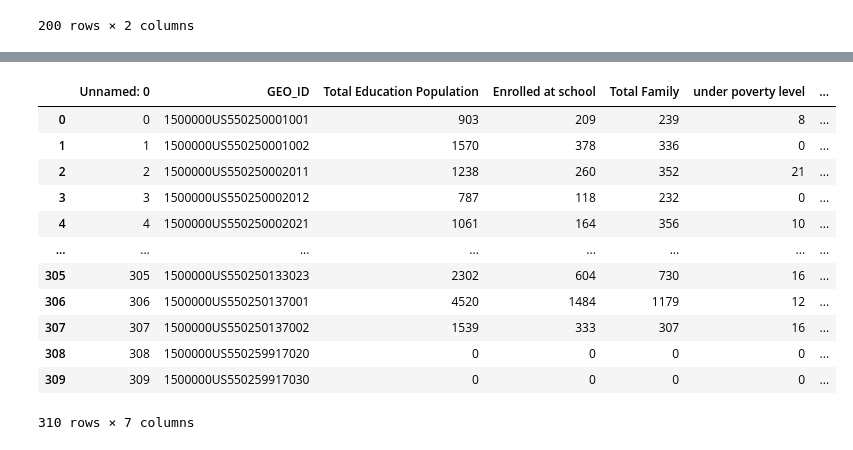
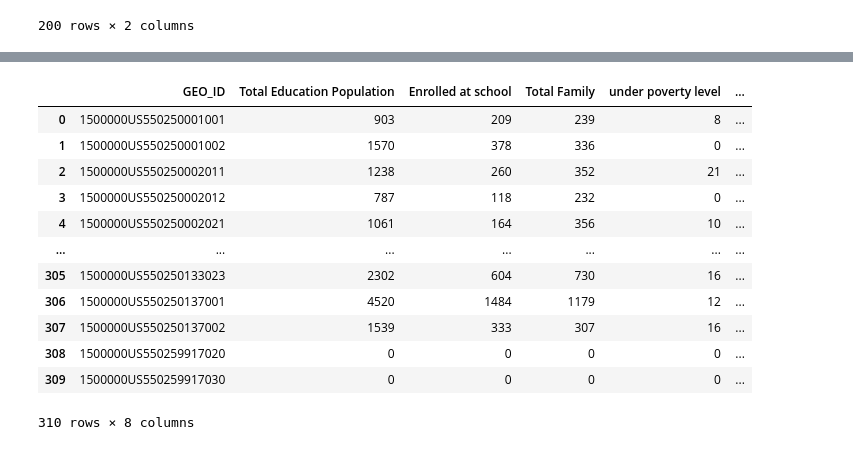
Before and after one commit to Dingyi-Z/Dream-Bus, a Jupyter notebook: Simulator/DataMerge.ipynb, the cells around one changed output, grey strips where cells are left out. Drawn from its saved outputs; the diff is of its cells as text; code cells hidden in the pictures.

```diff
--- a/Simulator/DataMerge.ipynb
+++ b/Simulator/DataMerge.ipynb
@@ -73,20 +66,20 @@ Name: GEOID10, Length: 200, dtype: object
 # %%
-df = pd.read_csv("DataMerge/edu_and_poverty.csv")
+df = pd.read_csv("DataMerge/edu_origin.csv")
 df['ID']=df['GEO_ID'].map(lambda x:x.split("US")[1])
 df
 # %% [output]
-|  | Unnamed: 0 | GEO_ID | Total Education Population | Enrolled at school | Total Family | under poverty level | ... |
-| 0 | 0 | 1500000US550250001001 | 903 | 209 | 239 | 8 | ... |
-| 1 | 1 | 1500000US550250001002 | 1570 | 378 | 336 | 0 | ... |
-| 2 | 2 | 1500000US550250002011 | 1238 | 260 | 352 | 21 | ... |
-| 3 | 3 | 1500000US550250002012 | 787 | 118 | 232 | 0 | ... |
-| 4 | 4 | 1500000US550250002021 | 1061 | 164 | 356 | 10 | ... |
-| ... | ... | ... | ... | ... | ... | ... | ... |
-| 305 | 305 | 1500000US550250133023 | 2302 | 604 | 730 | 16 | ... |
-| 306 | 306 | 1500000US550250137001 | 4520 | 1484 | 1179 | 12 | ... |
-| 307 | 307 | 1500000US550250137002 | 1539 | 333 | 307 | 16 | ... |
-| 308 | 308 | 1500000US550259917020 | 0 | 0 | 0 | 0 | ... |
-| 309 | 309 | 1500000US550259917030 | 0 | 0 | 0 | 0 | ... |
+|  | GEO_ID | Total Education Population | Enrolled at school | Total Family | under poverty level | ... |
+| 0 | 1500000US550250001001 | 903 | 209 | 239 | 8 | ... |
+| 1 | 1500000US550250001002 | 1570 | 378 | 336 | 0 | ... |
+| 2 | 1500000US550250002011 | 1238 | 260 | 352 | 21 | ... |
+| 3 | 1500000US550250002012 | 787 | 118 | 232 | 0 | ... |
+| 4 | 1500000US550250002021 | 1061 | 164 | 356 | 10 | ... |
+| ... | ... | ... | ... | ... | ... | ... |
+| 305 | 1500000US550250133023 | 2302 | 604 | 730 | 16 | ... |
+| 306 | 1500000US550250137001 | 4520 | 1484 | 1179 | 12 | ... |
+| 307 | 1500000US550250137002 | 1539 | 333 | 307 | 16 | ... |
+| 308 | 1500000US550259917020 | 0 | 0 | 0 | 0 | ... |
+| 309 | 1500000US550259917030 | 0 | 0 | 0 | 0 | ... |
-310 rows × 7 columns
+310 rows × 8 columns
 # %%
 cdf = pd.merge(mdf,df,left_on="GEOID10",right_on="ID",how="left")
```
Also changed, not shown: parts of 21 cells of this notebook, 38 other files.
